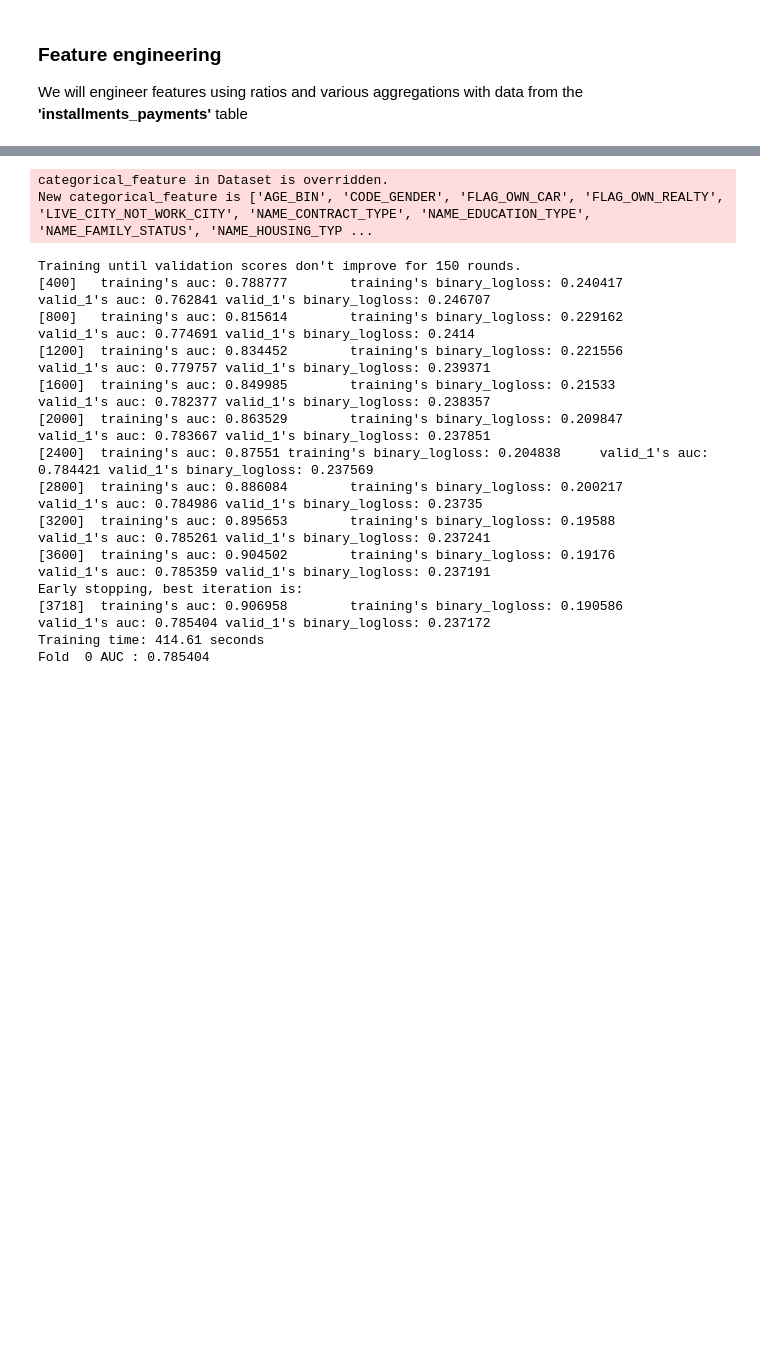
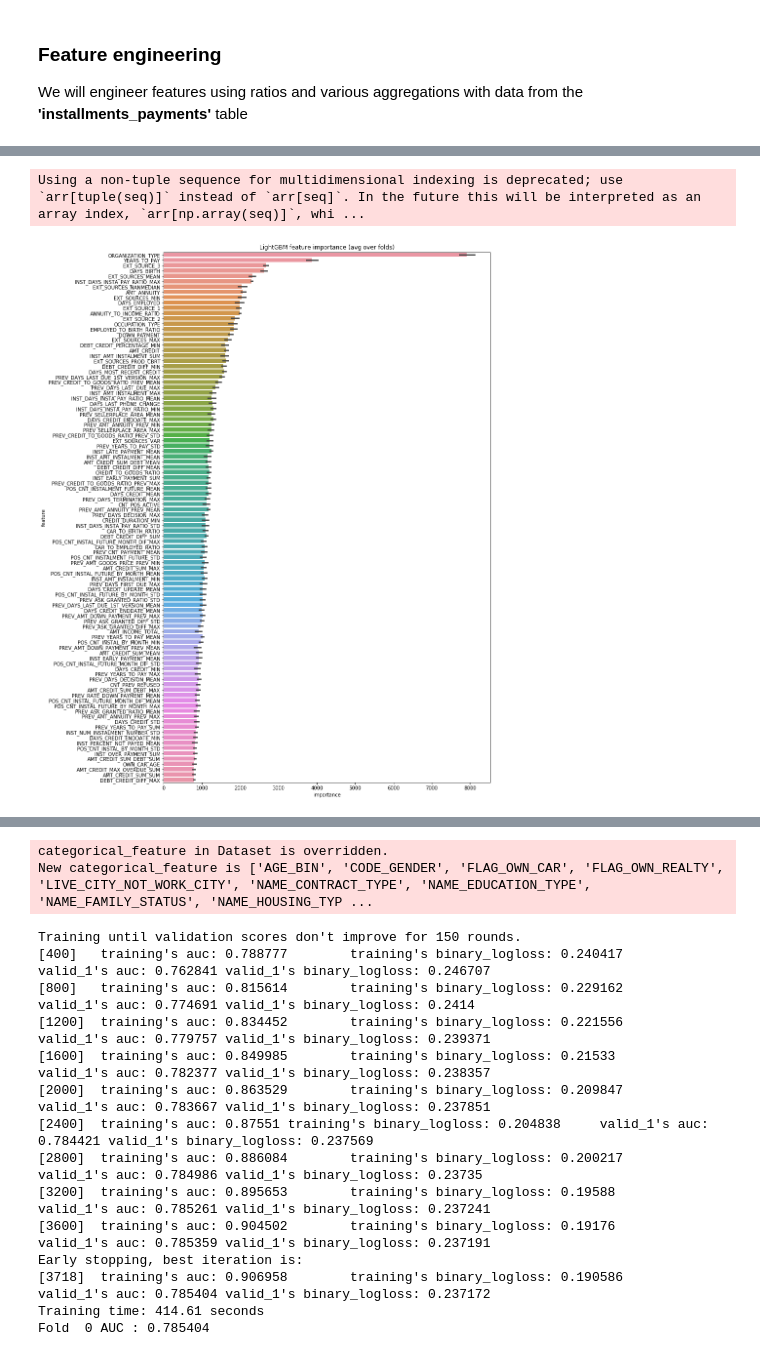
Before and after one commit to aminesnow/ML, a Jupyter notebook: python_applications/credit_default_risk/credit_default_risk_study.ipynb, the cells around one changed output, grey strips where cells are left out. Cells and saved outputs as stored; diff of their text form; code cells hidden in the pictures; blank space fills up the shorter version.

```diff
--- a/python_applications/credit_default_risk/credit_default_risk_study.ipynb
+++ b/python_applications/credit_default_risk/credit_default_risk_study.ipynb
@@ -3236,0 +3790,2 @@ credit_card_balance_proc.drop_duplicates(inplace=True)
+# %%
+appl_train_bureau_proc = reduce_memory(pd.merge(appl_train_bureau_proc, pos_balance_proc, on='SK_ID_CURR', how='left'))
@@ -3236,0 +3800,10 @@ credit_card_balance_proc.drop_duplicates(inplace=True)
+# %%
+pos_features = ['CNT_POS_ACTIVE',
+    'CNT_POS_COMPLETED',
+    'CNT_POS_SIGNED',
+    'CNT_POS_DEMAND',
+    'CNT_POS_RETURNED',
+    'CNT_POS_APPROVED'] + pos_stat_features
+
+appl_train_bureau_proc[pos_features].fillna(0, inplace=True)
+appl_train_bureau_proc.replace([np.inf, -np.inf], np.nan, inplace=True)
@@ -3236,0 +3823,3 @@ credit_card_balance_proc.drop_duplicates(inplace=True)
+# %%
+cols = [col for col in appl_train_bureau_proc if col.startswith('CARD_')]
+appl_train_bureau_proc[cols] = appl_train_bureau_proc[cols].fillna(0)
@@ -3236,0 +3829,5 @@ credit_card_balance_proc.drop_duplicates(inplace=True)
+# %%
+df_to_model = appl_train_bureau_proc.drop(['SK_ID_CURR'], axis=1, inplace=False)
+avg_score, fprs, tprs, roc_aucs, feat_importance = lightgbm_model(df_to_model,categorical_features,100)
+del df_to_model
+gc.collect()
@@ -3236,0 +3920,5 @@ credit_card_balance_proc.drop_duplicates(inplace=True)
+# %%
+plot_feat_importance(feat_importance, (12,20))
+# %% [output]
+Using a non-tuple sequence for multidimensional indexing is deprecated; use `arr[tuple(seq)]` instead of `arr[seq]`. In the future this will be interpreted as an array index, `arr[np.array(seq)]`, whi ...
+[figure, added]
```
Also changed, not shown: parts of 117 cells of this notebook.
